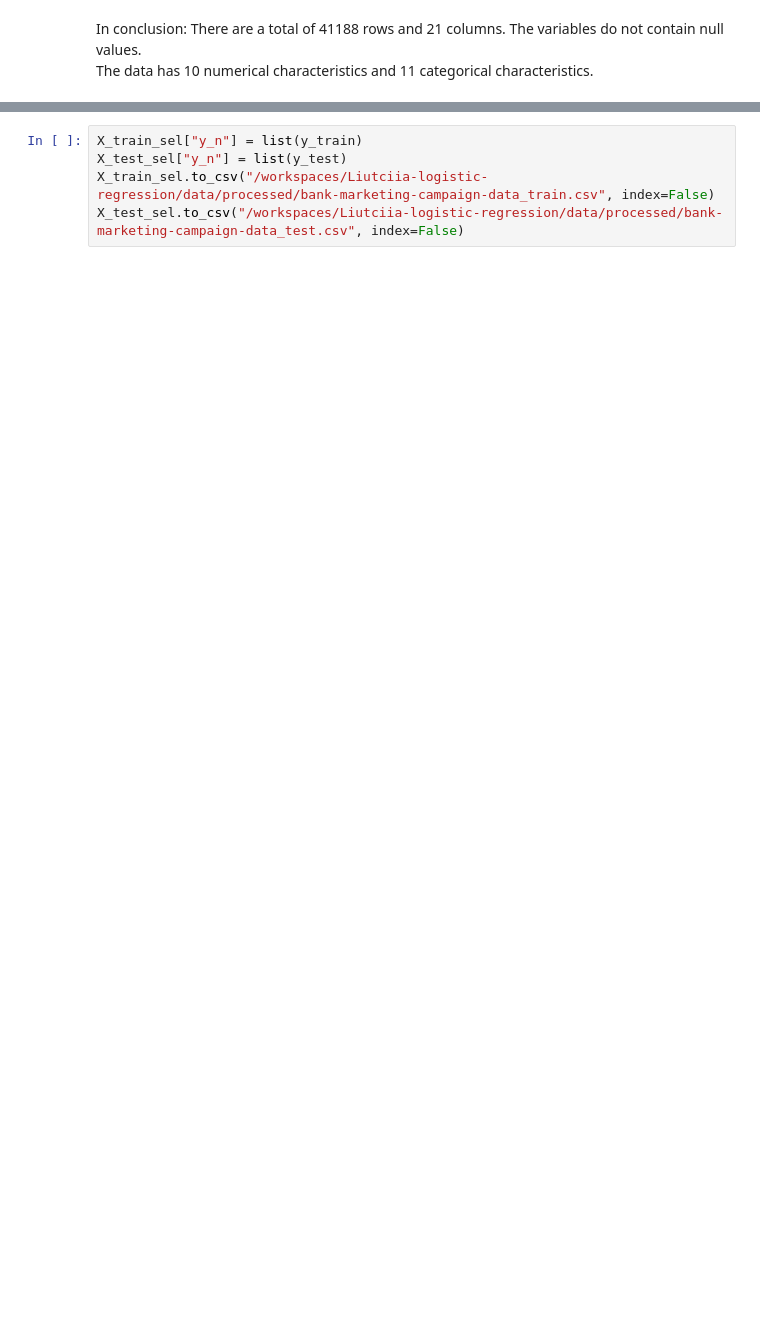
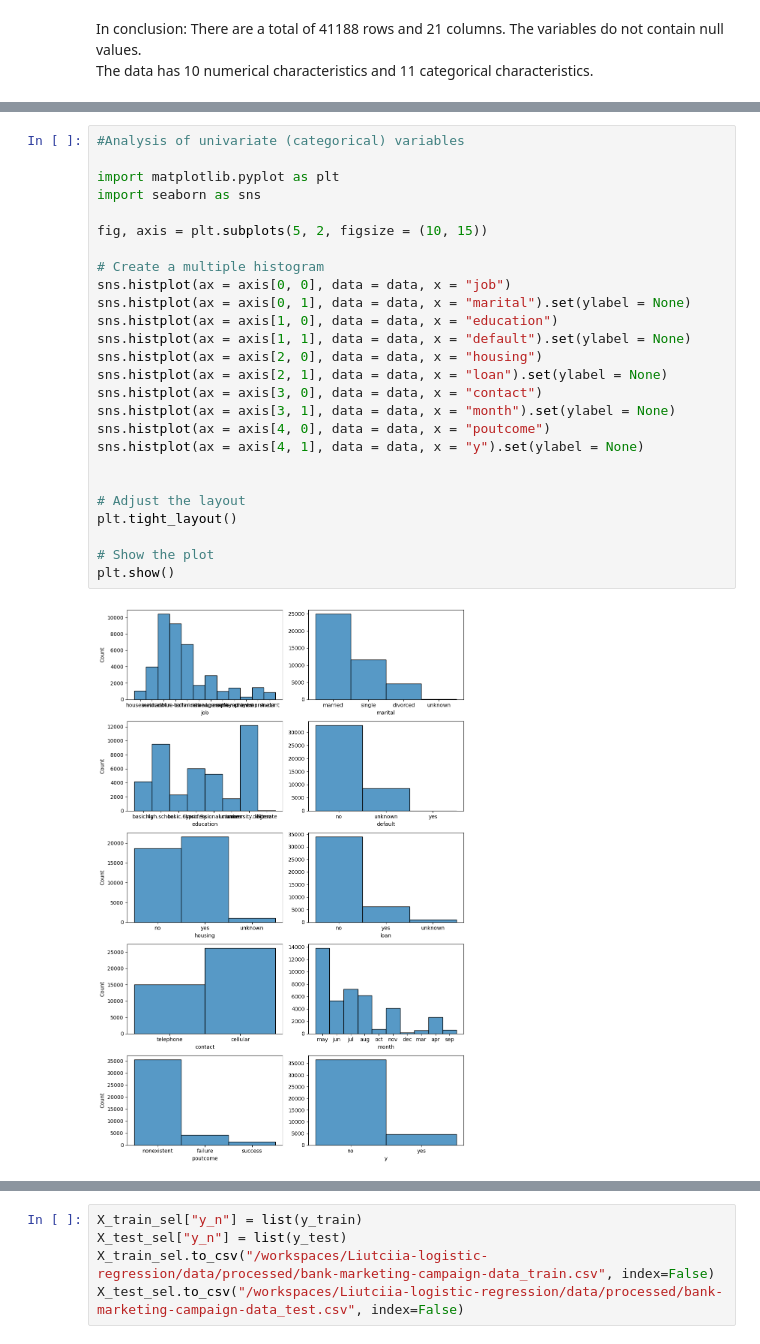
Before and after one commit to 4GeeksAcademy/Liutciia-logistic-regression, a Jupyter notebook: src/explore.ipynb, the cells around one changed output, grey strips where cells are left out. Cells and saved outputs as stored; diff of their text form; blank space fills up the shorter version.

```diff
--- a/src/explore.ipynb
+++ b/src/explore.ipynb
@@ -47,0 +61,28 @@ The data has 10 numerical characteristics and 11 categorical characteristics.
+# %%
+#Analysis of univariate (categorical) variables
+
+import matplotlib.pyplot as plt
+import seaborn as sns
+
+fig, axis = plt.subplots(5, 2, figsize = (10, 15))
+
+# Create a multiple histogram
+sns.histplot(ax = axis[0, 0], data = data, x = "job")
+sns.histplot(ax = axis[0, 1], data = data, x = "marital").set(ylabel = None)
+sns.histplot(ax = axis[1, 0], data = data, x = "education")
+sns.histplot(ax = axis[1, 1], data = data, x = "default").set(ylabel = None)
+sns.histplot(ax = axis[2, 0], data = data, x = "housing")
+sns.histplot(ax = axis[2, 1], data = data, x = "loan").set(ylabel = None)
+sns.histplot(ax = axis[3, 0], data = data, x = "contact")
+sns.histplot(ax = axis[3, 1], data = data, x = "month").set(ylabel = None)
+sns.histplot(ax = axis[4, 0], data = data, x = "poutcome")
+sns.histplot(ax = axis[4, 1], data = data, x = "y").set(ylabel = None)
+
+
+# Adjust the layout
+plt.tight_layout()
+
+# Show the plot
+plt.show()
+# %% [output]
+[figure, added]
```
Also changed, not shown: parts of 25 cells of this notebook, 3 other files.
